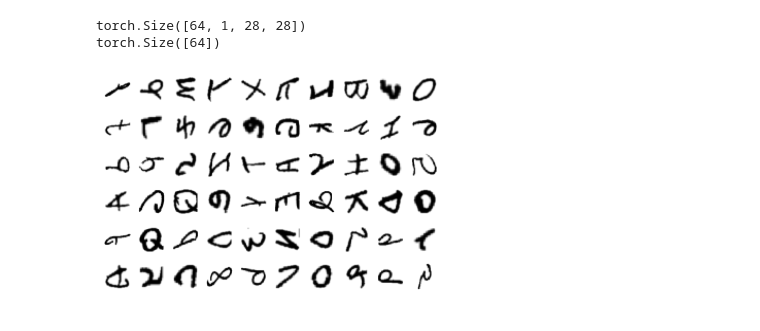
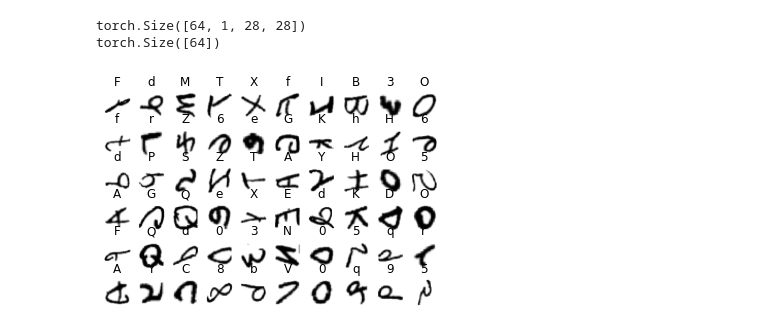
Before and after one commit to jedwards1230/PyTorch-Projects, a Jupyter notebook: EMNIST/train-conv2d-linear.ipynb, the cells around one changed output. Cells and saved outputs as stored; diff of their text form; code cells hidden in the pictures.

```diff
--- a/EMNIST/train-conv2d-linear.ipynb
+++ b/EMNIST/train-conv2d-linear.ipynb
@@ -39,25 +39,29 @@ transform = torchvision.transforms.Compose([
                     (0.1307,),(0.3081,))
                 ])
 
+train_dataset = torchvision.datasets.EMNIST(
+                    dataset_path,
+                    split = 'balanced',
+                    train = True,
+                    download = True,
+                    transform = transform)
+
+test_dataset = torchvision.datasets.EMNIST(
+                    dataset_path,
+                    split = 'balanced',
+                    train = False,
+                    download = True,
+                    transform = transform)
+
 train_loader = torch.utils.data.DataLoader(
-        torchvision.datasets.EMNIST(
-            dataset_path,
-            split = 'balanced',
-            train = True,
-            download = True,
-            transform = transform),
+        train_dataset,
         batch_size = batch_size_train,
         shuffle = True,
         num_workers=4,
         pin_memory=True)
 
 test_loader = torch.utils.data.DataLoader(
-        torchvision.datasets.EMNIST(
-            dataset_path,
-            split = 'balanced',
-            train = False,
-            download = True,
-            transform = transform),
+        test_dataset,
         batch_size = batch_size_test,
         shuffle = True,
         num_workers = 4,
@@ -74,12 +128,13 @@ torch.Size([64])
 # %%
 figure = plt.figure()
 num_of_images = 60
-for index in range(1, num_of_images + 1):
-    plt.subplot(6, 10, index)
+for i in range(1, 61):
+    plt.subplot(6, 10, i)
     plt.axis('off')
-    plt.imshow(images[index].numpy().squeeze(), cmap='gray_r')
+    plt.imshow(images[i].numpy().squeeze(), cmap='gray_r')
+    plt.title(label_converter[labels[i].item()])
 # %% [output]
-[figure, old version]
+[figure, new version]
 # %%
 class Net(nn.Module):
     def __init__(self):
```
Also changed, not shown: parts of 7 cells of this notebook, 12 other files.
